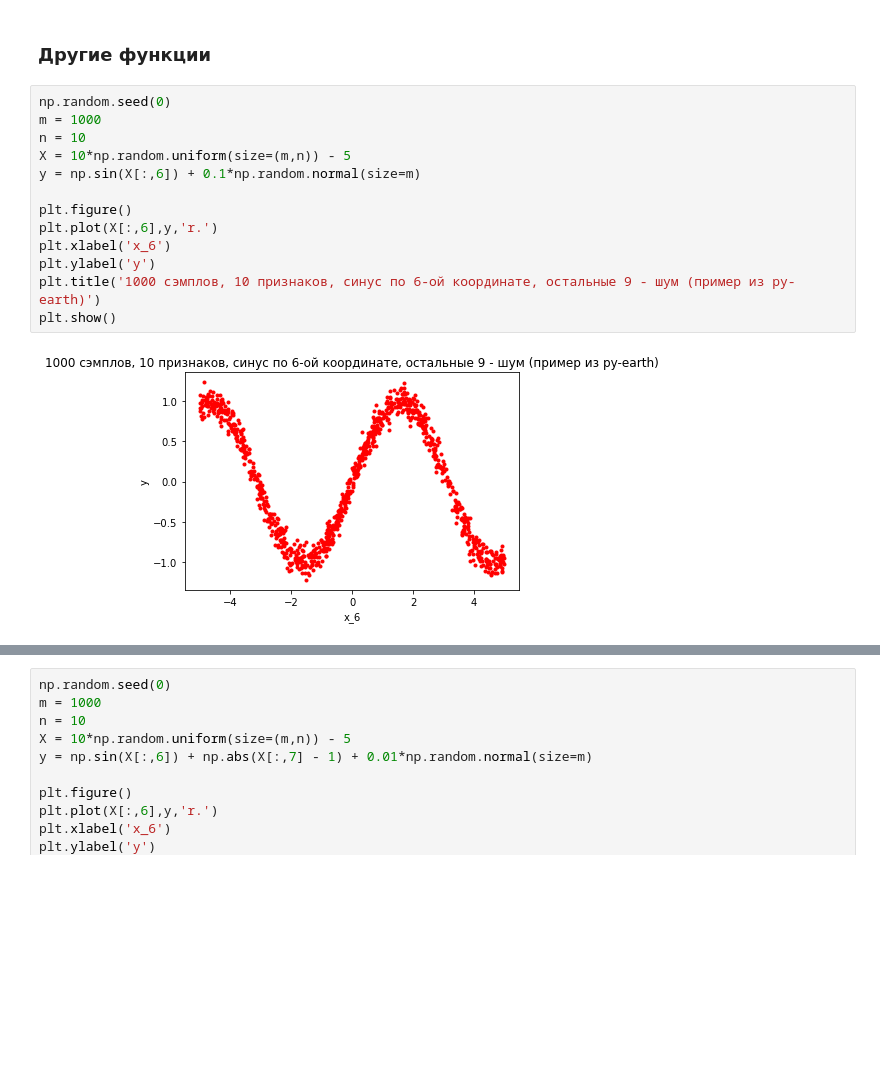
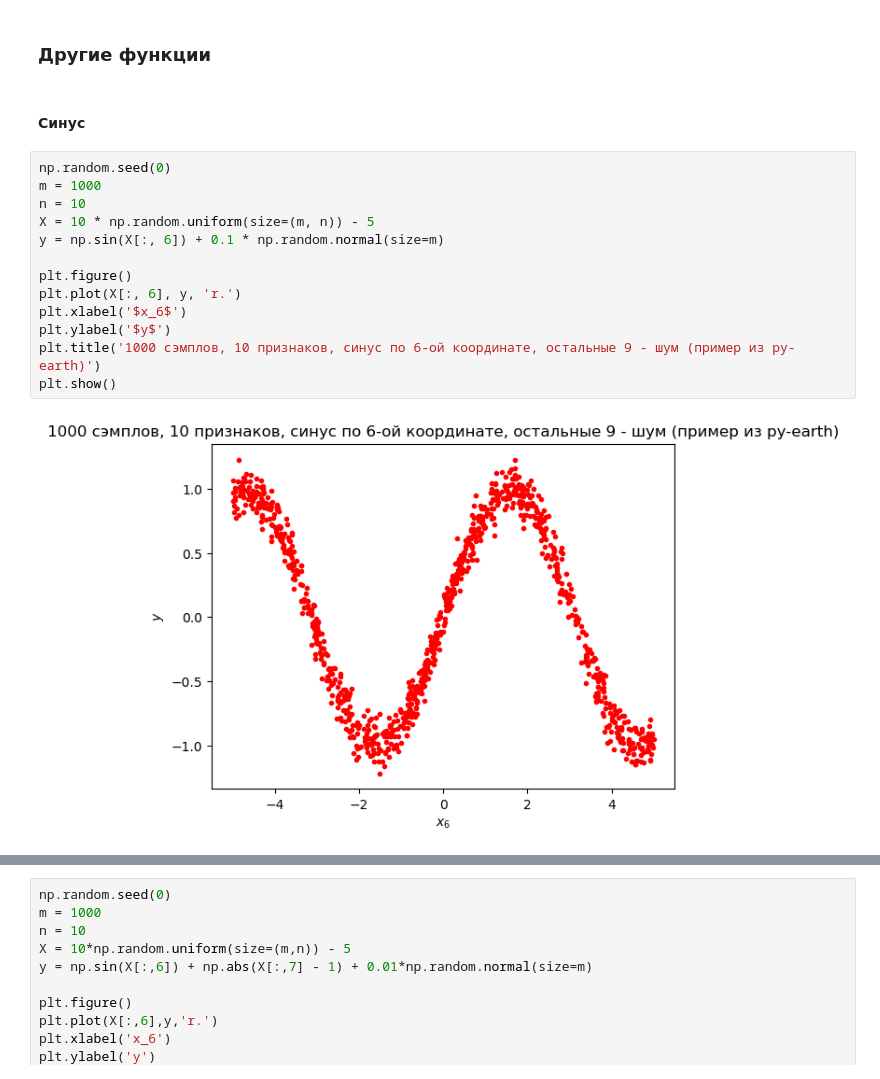
Before and after one commit to victorkitov/marsera, a Jupyter notebook: mars_datasets.ipynb, the cells around one changed output, grey strips where cells are left out. Cells and saved outputs as stored; diff of their text form; blank space fills up the shorter version.

```diff
--- a/mars_datasets.ipynb
+++ b/mars_datasets.ipynb
@@ -73,17 +214,19 @@ plt.show()
 # %% [markdown]
 ### Другие функции
+# %% [markdown]
+#### Синус
 # %%
 np.random.seed(0)
 m = 1000
 n = 10
-X = 10*np.random.uniform(size=(m,n)) - 5
-y = np.sin(X[:,6]) + 0.1*np.random.normal(size=m)
+X = 10 * np.random.uniform(size=(m, n)) - 5
+y = np.sin(X[:, 6]) + 0.1 * np.random.normal(size=m)
 
 plt.figure()
-plt.plot(X[:,6],y,'r.')
-plt.xlabel('x_6')
-plt.ylabel('y')
+plt.plot(X[:, 6], y, 'r.')
+plt.xlabel('$x_6$')
+plt.ylabel('$y$')
 plt.title('1000 сэмплов, 10 признаков, синус по 6-ой координате, остальные 9 - шум (пример из py-earth)')
 plt.show()
 # %% [output]
-[figure, old version]
+[figure, new version]
```
Also changed, not shown: parts of 29 cells of this notebook, 1 other file.
